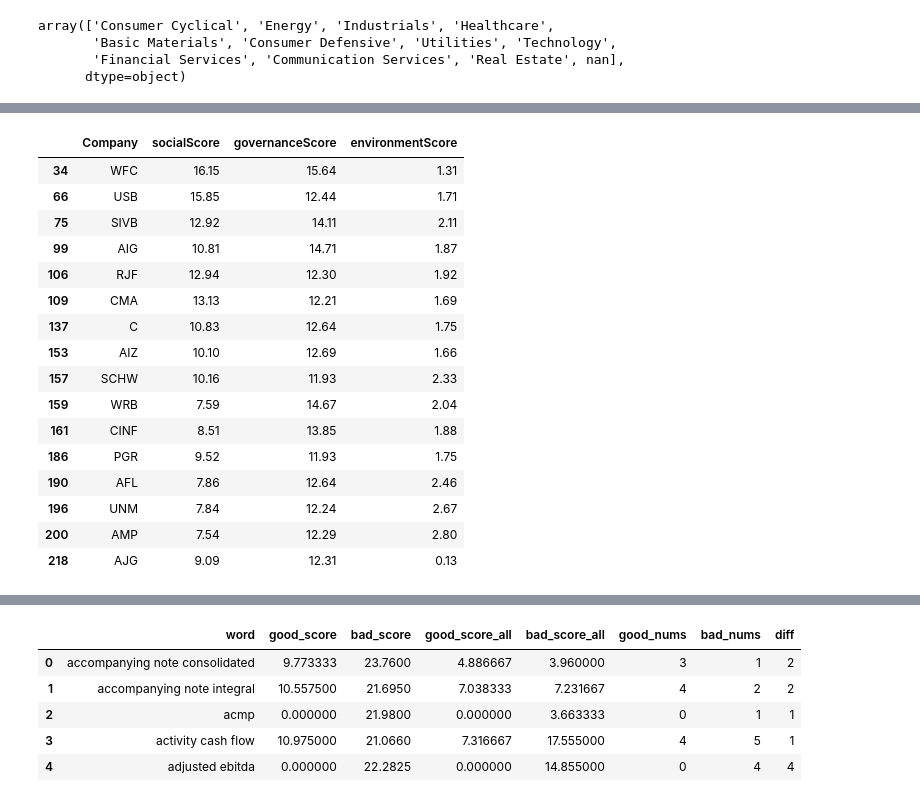
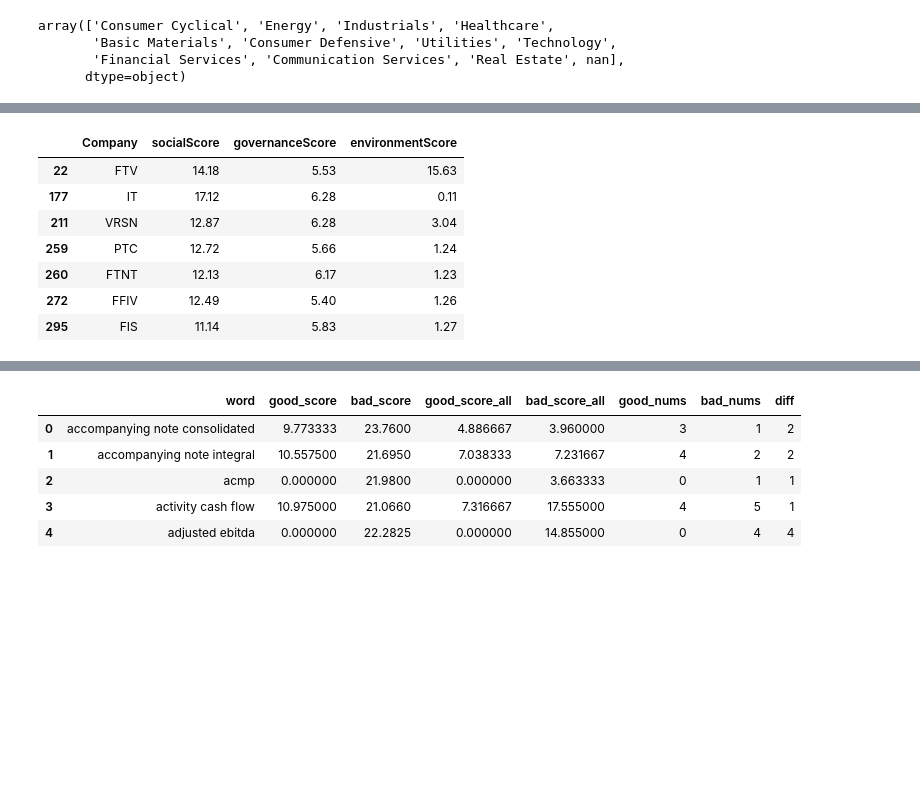
Before and after one commit to mbinkhaled/esg_nlp, a Jupyter notebook: 4. good_vs_bad.ipynb, the cells around one changed output, grey strips where cells are left out. Cells and saved outputs as stored; diff of their text form; code cells hidden in the pictures; blank space fills up the shorter version.

```diff
--- a/4. good_vs_bad.ipynb
+++ b/4. good_vs_bad.ipynb
@@ -16,6 +17,7 @@ array(['Consumer Cyclical', 'Energy', 'Industrials', 'Healthcare',
        'Financial Services', 'Communication Services', 'Real Estate', nan],
       dtype=object)
 # %%
-sector = "Financial Services"
+sector = "Technology"
+# sector = "Energy"
 tickers = df_esg_score[df_esg_score["sector"] == sector]["Company"]
 esgs = df_esg_score[df_esg_score["sector"] == sector][["Company", "socialScore", "governanceScore", "environmentScore"]]
@@ -22,6 +28,11 @@ esgs = df_esg_score[df_esg_score["sector"] == sector][["Company", "socialScore",
+# %%
+# score_type = "governanceScore"
+# score_type = "environmentScore"
+score_type = "socialScore"
 # %%
-score = esgs["governanceScore"]
+score = esgs[score_type]
 # %%
-upper_score = np.quantile(score, 0.75)
-lower_score = np.quantile(score, 0.25)
+alpha = 0.1
+upper_score = np.quantile(score, 1 - alpha)
+lower_score = np.quantile(score, alpha)
 # %%
@@ -40,21 +49,12 @@ array(['STT', 'PNC', 'HBAN', 'AXP', 'TROW', 'RF', 'SYF', 'PYPL', 'V',
 # %%
-esgs[esgs["governanceScore"] > upper_score]
+esgs[esgs[score_type] > upper_score]
 # %% [output]
 |  | Company | socialScore | governanceScore | environmentScore |
-| 34 | WFC | 16.15 | 15.64 | 1.31 |
-| 66 | USB | 15.85 | 12.44 | 1.71 |
-| 75 | SIVB | 12.92 | 14.11 | 2.11 |
-| 99 | AIG | 10.81 | 14.71 | 1.87 |
-| 106 | RJF | 12.94 | 12.30 | 1.92 |
-| 109 | CMA | 13.13 | 12.21 | 1.69 |
-| 137 | C | 10.83 | 12.64 | 1.75 |
-| 153 | AIZ | 10.10 | 12.69 | 1.66 |
-| 157 | SCHW | 10.16 | 11.93 | 2.33 |
-| 159 | WRB | 7.59 | 14.67 | 2.04 |
-| 161 | CINF | 8.51 | 13.85 | 1.88 |
-| 186 | PGR | 9.52 | 11.93 | 1.75 |
-| 190 | AFL | 7.86 | 12.64 | 2.46 |
-| 196 | UNM | 7.84 | 12.24 | 2.67 |
-| 200 | AMP | 7.54 | 12.29 | 2.80 |
-| 218 | AJG | 9.09 | 12.31 | 0.13 |
+| 22 | FTV | 14.18 | 5.53 | 15.63 |
+| 177 | IT | 17.12 | 6.28 | 0.11 |
+| 211 | VRSN | 12.87 | 6.28 | 3.04 |
+| 259 | PTC | 12.72 | 5.66 | 1.24 |
+| 260 | FTNT | 12.13 | 6.17 | 1.23 |
+| 272 | FFIV | 12.49 | 5.40 | 1.26 |
+| 295 | FIS | 11.14 | 5.83 | 1.27 |
 # %%
```
Also changed, not shown: parts of 33 cells of this notebook.
